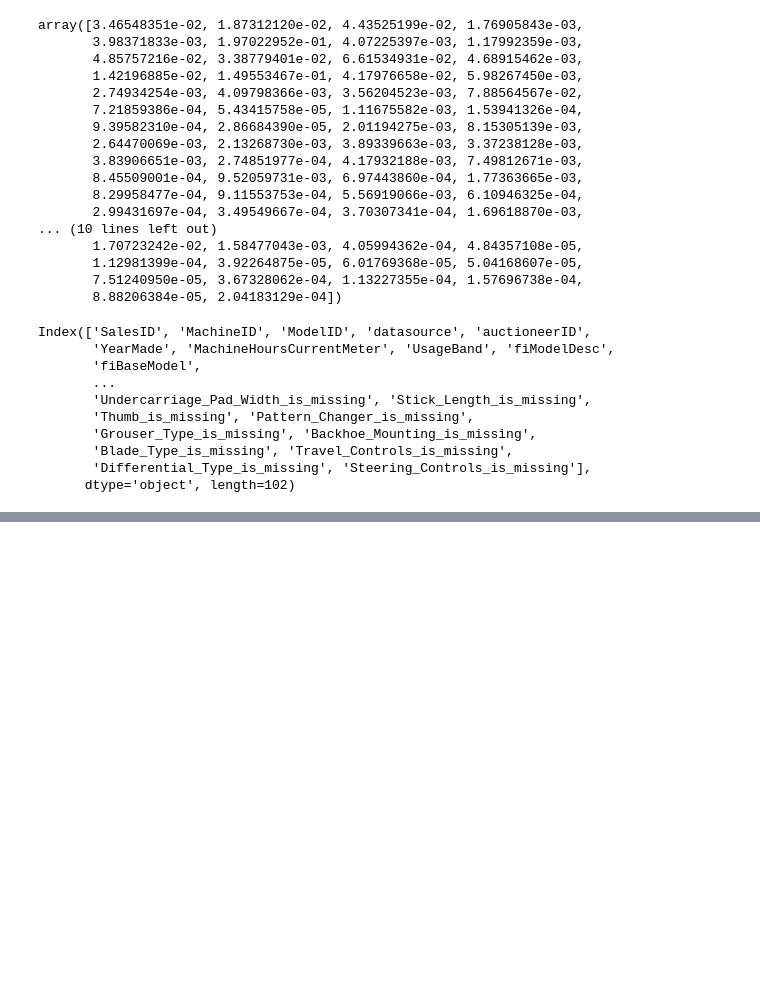
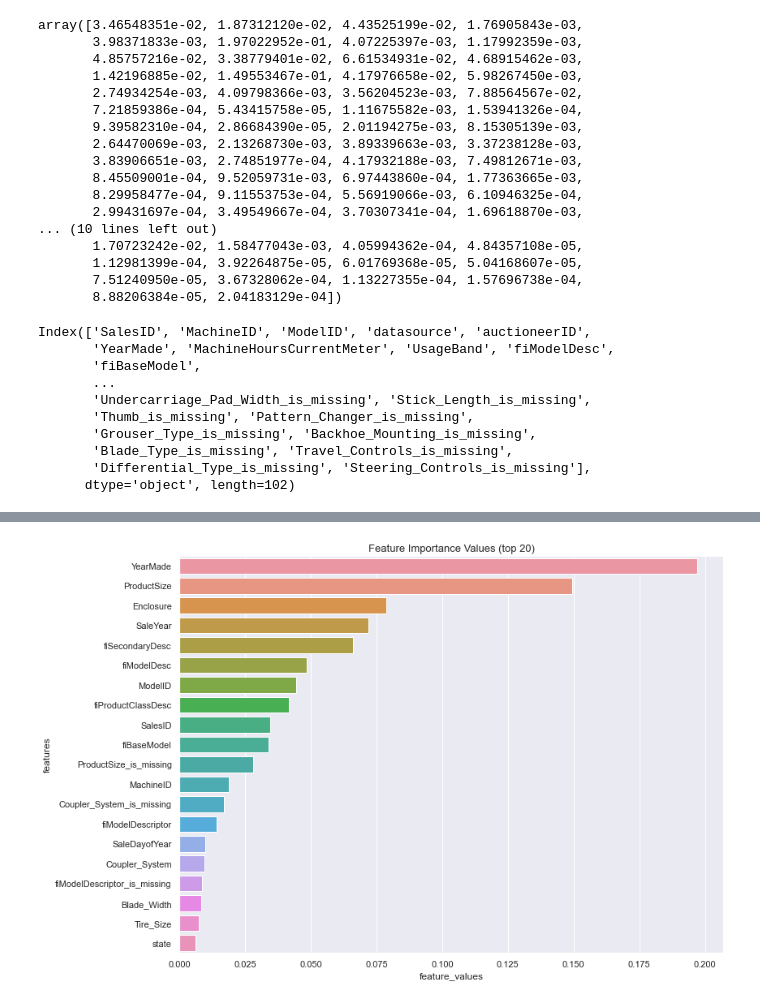
Before and after one commit to 86lekwenshiung/Regression---Predicting-Sales-Price-on-Time-Series-Data-, a Jupyter notebook: Regression-Predicting Sales Price From a Time Series Dataset.ipynb, the cells around one changed output, grey strips where cells are left out. Drawn from its saved outputs; the diff is of its cells as text; code cells hidden in the pictures; blank space fills up the shorter version.

```diff
--- a/Regression-Predicting Sales Price From a Time Series Dataset.ipynb
+++ b/Regression-Predicting Sales Price From a Time Series Dataset.ipynb
@@ -746,0 +714,9 @@ feature_dict
+# %%
+# Creating a df for features vs features values
+
+df_features = pd.DataFrame()
+df_features['features'] = X_train.columns
+df_features['feature_values'] = ideal_model.feature_importances_
+df_features.sort_values(by = 'feature_values' , inplace = True , ascending = False)
+df_features.reset_index(drop = True , inplace = True)
+df_features
@@ -746,0 +737,10 @@ feature_dict
+# %%
+plt.figure(figsize = (12,9))
+
+sns.barplot(y = 'features',
+            x = 'feature_values',
+            data = df_features[:20])
+plt.title('Feature Importance Values (top 20)' , fontsize = 13)
+plt.show()
+# %% [output]
+[figure, added]
```
Also changed, not shown: parts of 8 cells of this notebook.
